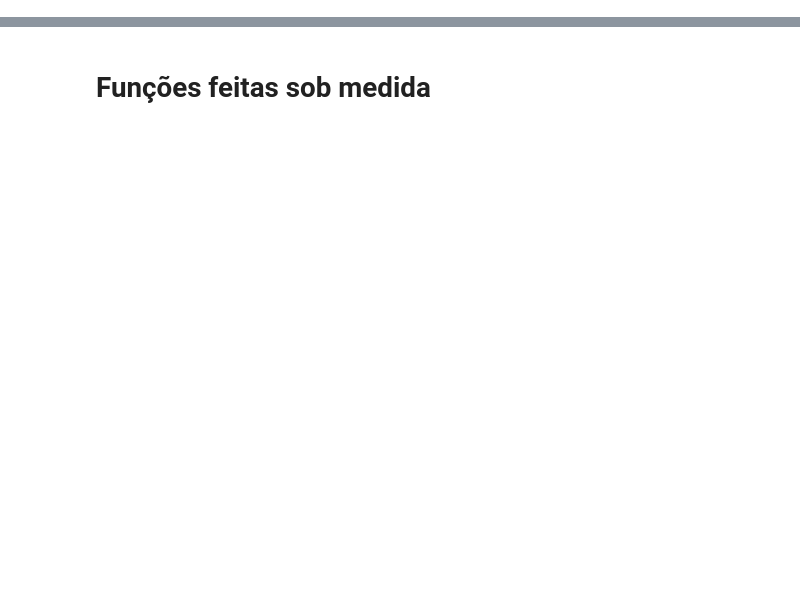
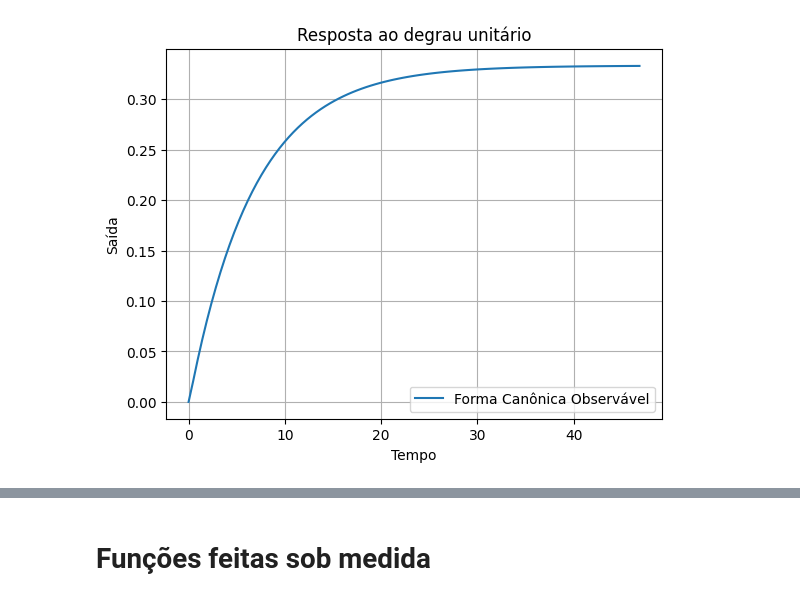
Before and after one commit to Batchuka/EoC-controle-automatico-IFES, a Jupyter notebook: provas/P4_rascunho.ipynb, the cells around one changed output, grey strips where cells are left out. Drawn from its saved outputs; the diff is of its cells as text; code cells hidden in the pictures; blank space fills up the shorter version.

```diff
--- a/provas/P4_rascunho.ipynb
+++ b/provas/P4_rascunho.ipynb
@@ -4,0 +30,5 @@ IndexError: index 1 is out of bounds for axis 0 with size 1
+# %%
+A_observavel = np.array([[0, -3], [1, -20.22]])
+autovalores_observavel = np.linalg.eigvals(A_observavel)
+print("Autovalores da forma canônica observável:")
+print(autovalores_observavel)
@@ -4,0 +71,14 @@ IndexError: index 1 is out of bounds for axis 0 with size 1
+# %%
+sys_observavel = signal.StateSpace(A_observavel, B_observavel, C_observavel, D_observavel)
+t_observavel, y_observavel = signal.step(sys_observavel)
+
+# Plotando as saídas
+plt.plot(t_observavel, y_observavel, label='Forma Canônica Observável')
+plt.xlabel('Tempo')
+plt.ylabel('Saída')
+plt.title('Resposta ao degrau unitário')
+plt.legend()
+plt.grid(True)
+plt.show()
+# %% [output]
+[figure, added]
```
Also changed, not shown: parts of 36 cells of this notebook, 1 other file.
